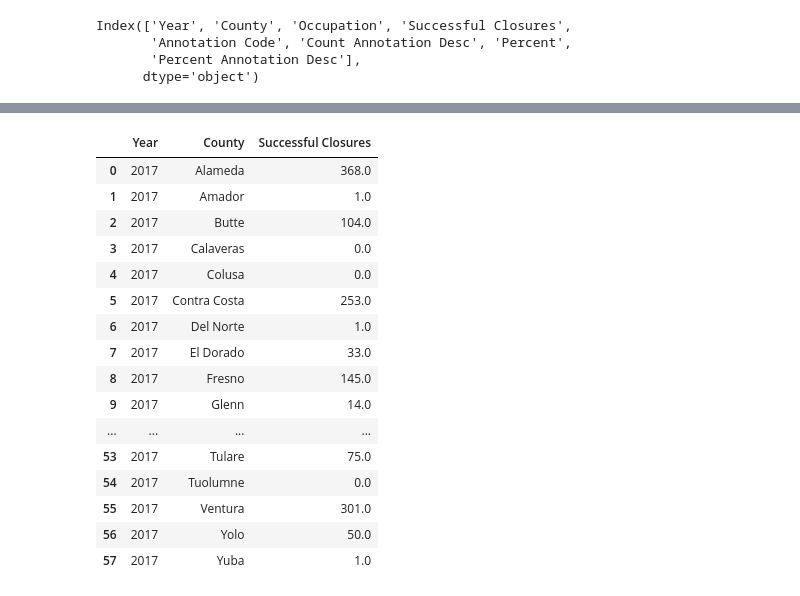
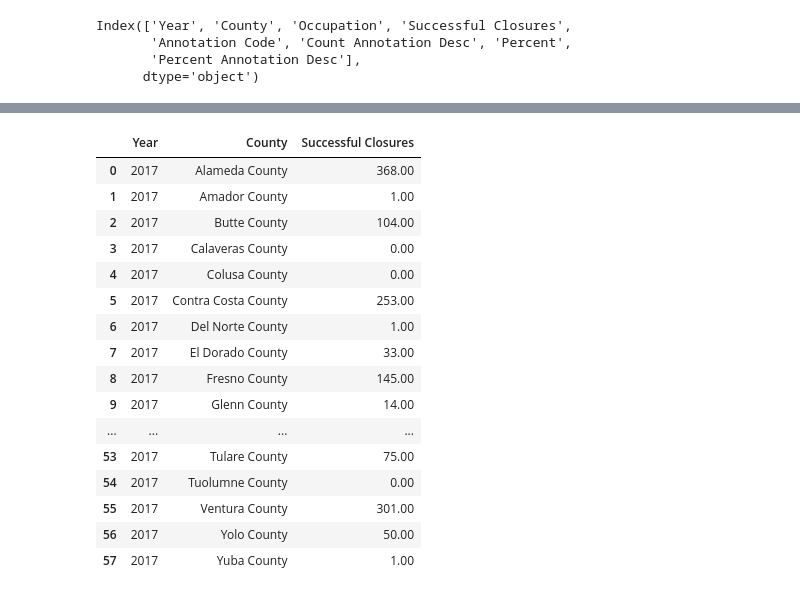
Before and after one commit to evacs/Project-1, a Jupyter notebook: voc_rehab.ipynb, the cells around one changed output, grey strips where cells are left out. Drawn from its saved outputs; the diff is of its cells as text; code cells hidden in the pictures.

```diff
--- a/voc_rehab.ipynb
+++ b/voc_rehab.ipynb
@@ -228,28 +238,31 @@ success_df
 # %%
 #reducing data to year 2017
 success_df = success_df.loc[success_df["Year"] == 2017 , :]
 
 #adding total number of successful closures per county per year
 success_df = success_df.groupby(['Year', 'County'])['Successful Closures'].sum().reset_index()
+
+#adding 'County' to names of counties
+success_df['County'] = success_df['County'] + ' County'
 success_df
 # %% [output]
 |  | Year | County | Successful Closures |
-| 0 | 2017 | Alameda | 368.0 |
-| 1 | 2017 | Amador | 1.0 |
-| 2 | 2017 | Butte | 104.0 |
-| 3 | 2017 | Calaveras | 0.0 |
-| 4 | 2017 | Colusa | 0.0 |
-| 5 | 2017 | Contra Costa | 253.0 |
-| 6 | 2017 | Del Norte | 1.0 |
-| 7 | 2017 | El Dorado | 33.0 |
-| 8 | 2017 | Fresno | 145.0 |
-| 9 | 2017 | Glenn | 14.0 |
+| 0 | 2017 | Alameda County | 368.00 |
+| 1 | 2017 | Amador County | 1.00 |
+| 2 | 2017 | Butte County | 104.00 |
+| 3 | 2017 | Calaveras County | 0.00 |
+| 4 | 2017 | Colusa County | 0.00 |
+| 5 | 2017 | Contra Costa County | 253.00 |
+| 6 | 2017 | Del Norte County | 1.00 |
+| 7 | 2017 | El Dorado County | 33.00 |
+| 8 | 2017 | Fresno County | 145.00 |
+| 9 | 2017 | Glenn County | 14.00 |
 | ... | ... | ... | ... |
-| 53 | 2017 | Tulare | 75.0 |
-| 54 | 2017 | Tuolumne | 0.0 |
-| 55 | 2017 | Ventura | 301.0 |
-| 56 | 2017 | Yolo | 50.0 |
-| 57 | 2017 | Yuba | 1.0 |
+| 53 | 2017 | Tulare County | 75.00 |
+| 54 | 2017 | Tuolumne County | 0.00 |
+| 55 | 2017 | Ventura County | 301.00 |
+| 56 | 2017 | Yolo County | 50.00 |
+| 57 | 2017 | Yuba County | 1.00 |
 # %%
 #merging together vocational data
 merged_vocation_df = pd.merge(vocation_df, success_df, on=['Year', 'County'], how='inner')
```
Also changed, not shown: parts of 15 cells of this notebook.
